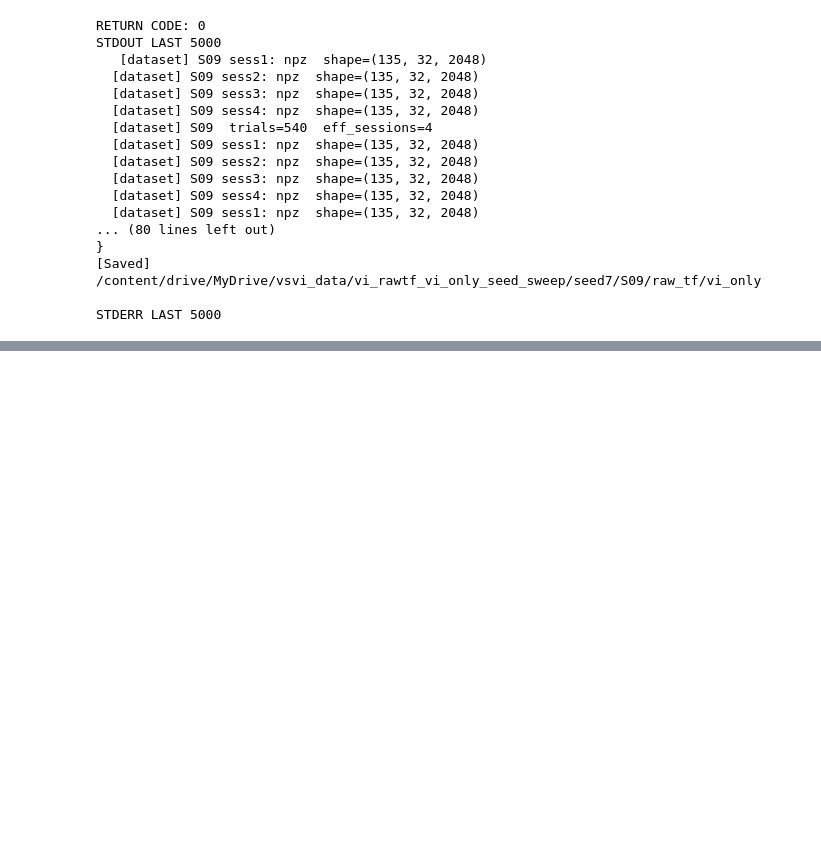
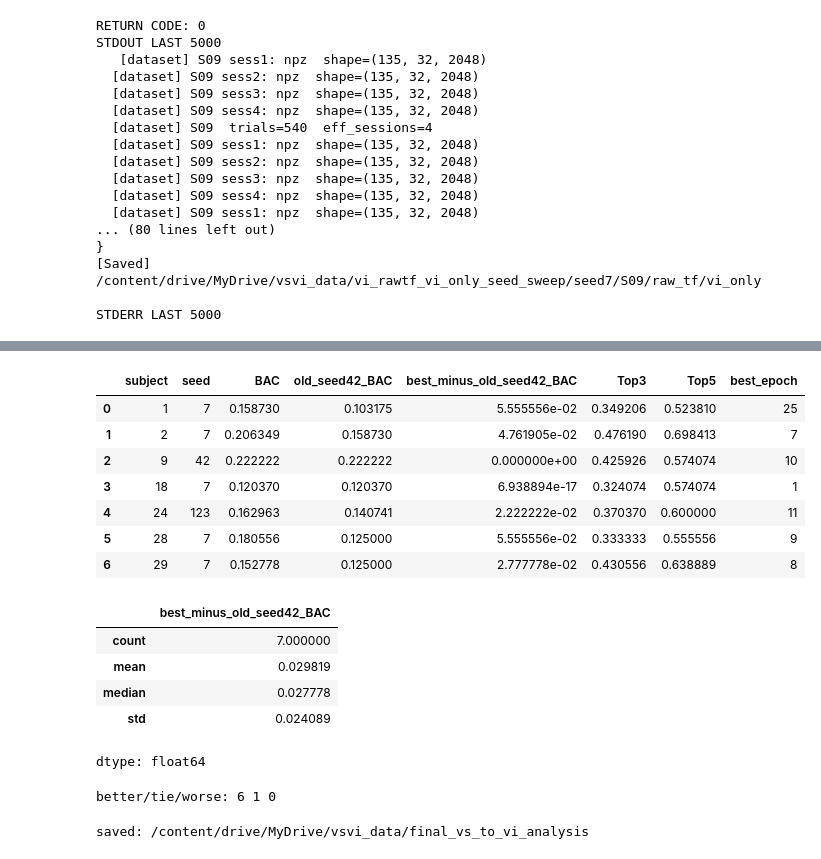
Before and after one commit to heegyukim4043/test_diffusion_EEG_visualstim_image, a Jupyter notebook: colab_next_priority_runs.ipynb, the cells around one changed output, grey strips where cells are left out. Drawn from its saved outputs; the diff is of its cells as text; code cells hidden in the pictures; blank space fills up the shorter version.

```diff
--- a/colab_next_priority_runs.ipynb
+++ b/colab_next_priority_runs.ipynb
@@ -3179,0 +3365,22 @@ for p in metrics:
+# %%
+idx = sweep.groupby("subject")["BAC"].idxmax()
+best = sweep.loc[idx].sort_values("subject").reset_index(drop=True)
+
+seed_summary = sweep.groupby("seed").agg(
+    n=("subject", "nunique"),
+    BAC_mean=("BAC", "mean"),
+    BAC_median=("BAC", "median"),
+    BAC_std=("BAC", "std"),
+    Top3_mean=("Top3", "mean"),
+    Top5_mean=("Top5", "mean"),
+).sort_values("BAC_mean", ascending=False)
+
+display(seed_summary)
+display(best)
+
+print("best mean BAC:", best["BAC"].mean())
+print("best median BAC:", best["BAC"].median())
+print("best mean Top3:", best["Top3"].mean())
+print("best mean Top5:", best["Top5"].mean())
+print("best seed counts:")
+print(best["seed"].value_counts())
@@ -3179,0 +3411,53 @@ for p in metrics:
+# %%
+import pandas as pd
+from pathlib import Path
+
+old = pd.read_csv("/content/drive/MyDrive/vsvi_data/final_vs_to_vi_analysis/encoder_wide_subject_metrics.csv")
+
+baseline = old[["subject", "raw_tf_vi_only"]].rename(columns={
+    "raw_tf_vi_only": "old_seed42_BAC"
+})
+
+comp_seed = best.merge(baseline, on="subject", how="left")
+comp_seed["best_minus_old_seed42_BAC"] = comp_seed["BAC"] - comp_seed["old_seed42_BAC"]
+
+display(comp_seed[[
+    "subject", "seed", "BAC", "old_seed42_BAC", "best_minus_old_seed42_BAC",
+    "Top3", "Top5", "best_epoch"
+]])
+
+display(comp_seed["best_minus_old_seed42_BAC"].agg(["count", "mean", "median", "std"]))
+print("better/tie/worse:",
+      (comp_seed["best_minus_old_seed42_BAC"] > 0).sum(),
+      (comp_seed["best_minus_old_seed42_BAC"] == 0).sum(),
+      (comp_seed["best_minus_old_seed42_BAC"] < 0).sum())
+# %% [output]
+|  | subject | seed | BAC | old_seed42_BAC | best_minus_old_seed42_BAC | Top3 | Top5 | best_epoch |
+| 0 | 1 | 7 | 0.158730 | 0.103175 | 5.555556e-02 | 0.349206 | 0.523810 | 25 |
+| 1 | 2 | 7 | 0.206349 | 0.158730 | 4.761905e-02 | 0.476190 | 0.698413 | 7 |
+| 2 | 9 | 42 | 0.222222 | 0.222222 | 0.000000e+00 | 0.425926 | 0.574074 | 10 |
+| 3 | 18 | 7 | 0.120370 | 0.120370 | 6.938894e-17 | 0.324074 | 0.574074 | 1 |
+| 4 | 24 | 123 | 0.162963 | 0.140741 | 2.222222e-02 | 0.370370 | 0.600000 | 11 |
+| 5 | 28 | 7 | 0.180556 | 0.125000 | 5.555556e-02 | 0.333333 | 0.555556 | 9 |
+| 6 | 29 | 7 | 0.152778 | 0.125000 | 2.777778e-02 | 0.430556 | 0.638889 | 8 |
+|  | best_minus_old_seed42_BAC |
+| count | 7.000000 |
+| mean | 0.029819 |
+| median | 0.027778 |
+| std | 0.024089 |
+dtype: float64
+better/tie/worse: 6 1 0
+# %%
+from pathlib import Path
+
+OUT_DIR = Path("/content/drive/MyDrive/vsvi_data/final_vs_to_vi_analysis")
+OUT_DIR.mkdir(parents=True, exist_ok=True)
+
+sweep.to_csv(OUT_DIR / "raw_tf_vi_only_seed_sweep_all.csv", index=False)
+seed_summary.to_csv(OUT_DIR / "raw_tf_vi_only_seed_sweep_by_seed.csv")
+best.to_csv(OUT_DIR / "raw_tf_vi_only_seed_sweep_best_by_subject.csv", index=False)
+comp_seed.to_csv(OUT_DIR / "raw_tf_vi_only_seed_sweep_vs_old_seed42.csv", index=False)
+
+print("saved:", OUT_DIR)
+# %% [output]
+saved: /content/drive/MyDrive/vsvi_data/final_vs_to_vi_analysis
```
Also changed, not shown: parts of 14 cells of this notebook.
